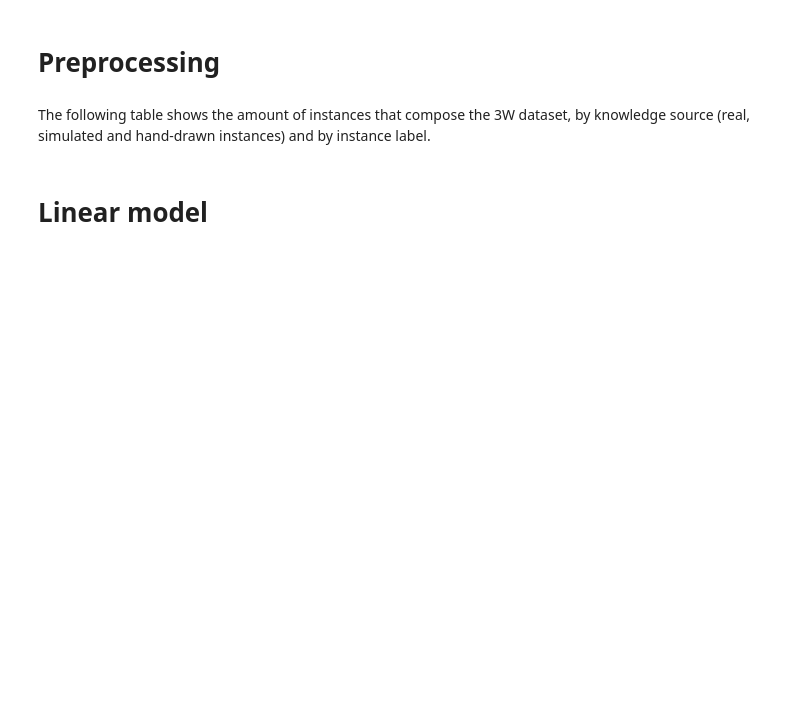
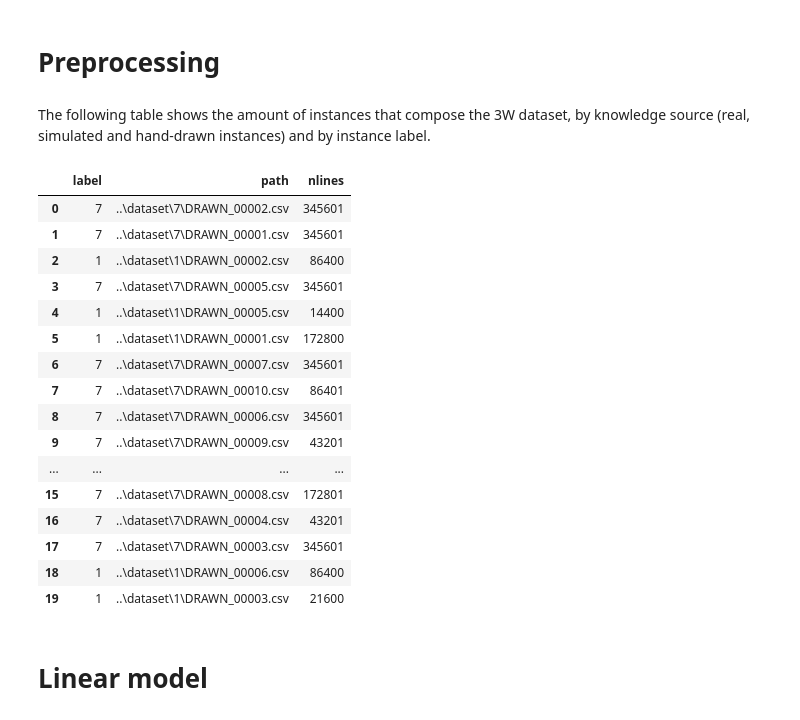
Before and after one commit to BaltiBoix/3W_TFM, a Jupyter notebook: tfm/modelLabel-Copy1.ipynb, the cells around one changed output. Cells and saved outputs as stored; diff of their text form; code cells hidden in the pictures; blank space fills up the shorter version.

```diff
--- a/tfm/modelLabel-Copy1.ipynb
+++ b/tfm/modelLabel-Copy1.ipynb
@@ -87,6 +87,26 @@ More information about these variables can be obtained from the following public
 # Preprocessing
 # %% [markdown]
 The following table shows the amount of instances that compose the 3W dataset, by knowledge source (real, simulated and hand-drawn instances) and by instance label.
+# %%
+pd.concat([train_df, val_df, test_df], ignore_index=True)
+# %% [output]
+|  | label | path | nlines |
+| 0 | 7 | ..\dataset\7\DRAWN_00002.csv | 345601 |
+| 1 | 7 | ..\dataset\7\DRAWN_00001.csv | 345601 |
+| 2 | 1 | ..\dataset\1\DRAWN_00002.csv | 86400 |
+| 3 | 7 | ..\dataset\7\DRAWN_00005.csv | 345601 |
+| 4 | 1 | ..\dataset\1\DRAWN_00005.csv | 14400 |
+| 5 | 1 | ..\dataset\1\DRAWN_00001.csv | 172800 |
+| 6 | 7 | ..\dataset\7\DRAWN_00007.csv | 345601 |
+| 7 | 7 | ..\dataset\7\DRAWN_00010.csv | 86401 |
+| 8 | 7 | ..\dataset\7\DRAWN_00006.csv | 345601 |
+| 9 | 7 | ..\dataset\7\DRAWN_00009.csv | 43201 |
+| ... | ... | ... | ... |
+| 15 | 7 | ..\dataset\7\DRAWN_00008.csv | 172801 |
+| 16 | 7 | ..\dataset\7\DRAWN_00004.csv | 43201 |
+| 17 | 7 | ..\dataset\7\DRAWN_00003.csv | 345601 |
+| 18 | 1 | ..\dataset\1\DRAWN_00006.csv | 86400 |
+| 19 | 1 | ..\dataset\1\DRAWN_00003.csv | 21600 |
 # %%
 class kmodel():
 
```
Also changed, not shown: parts of 13 cells of this notebook.
